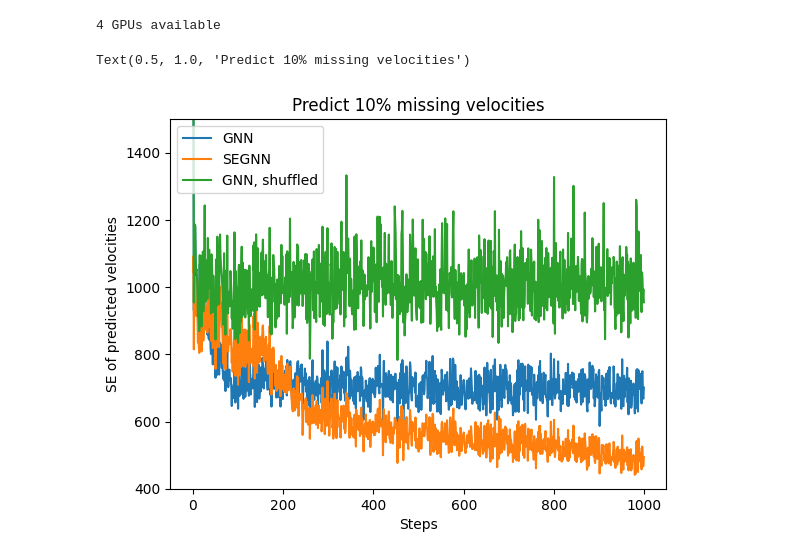
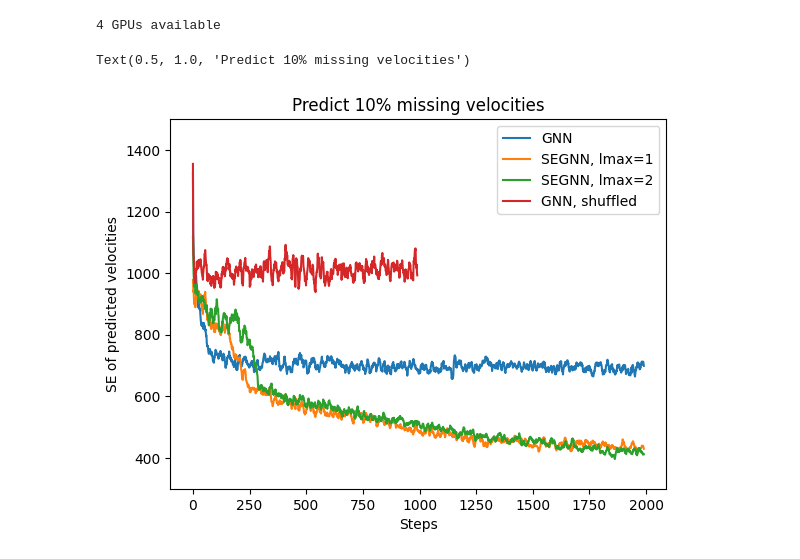
Before and after one commit to smsharma/eqnn-jax, a Jupyter notebook: benchmarks/galaxies/node_prediction.ipynb, the cells around one changed output. Saved outputs shown, nothing was run; the diff lists cells and outputs as text; code cells hidden in the pictures.

Commit message:
More experiments with node (vel) prediction task

```diff
--- a/benchmarks/galaxies/node_prediction.ipynb
+++ b/benchmarks/galaxies/node_prediction.ipynb
@@ -76,11 +76,11 @@ class GraphWrapper(nn.Module):
             n_edge=x.n_edge,
             globals=x.globals,
             edges=None,
-            lmax_attributes=1,
+            lmax_attributes=2,
             apply_pbc=None
         )
 
-        return jax.vmap(SEGNN(task="node", output_irreps="1x1o", num_blocks=2))(st_graph)
+        return jax.vmap(SEGNN(task="node", output_irreps="1x1o", num_blocks=2, l_max_hidden=2))(st_graph)
 # %%
 graph = build_graph(
     halos=x_train[:2, :, :],
@@ -140,13 +140,13 @@ def train_step(state, halo_batch_masked, halo_batch, mask):
 
     return new_state, metrics
 # %%
-n_steps = 1000
+n_steps = 2000
 n_batch = 32
 n_train = 1800
 
-key = jax.random.PRNGKey(0)
+# key = jax.random.PRNGKey(0)
 
-train_loss_segnn = []
+train_loss_segnn_l2 = []
 
 with trange(n_steps) as steps:
     for step in steps:
@@ -177,22 +177,30 @@ with trange(n_steps) as steps:
         pstate, metrics = train_step(pstate, x_batch_masked, x_batch, mask)
 
         loss = unreplicate(metrics["loss"])
-        train_loss_segnn.append(loss)
+        train_loss_segnn_l2.append(loss)
 
         steps.set_postfix(loss=loss)
 # %%
 import matplotlib.pyplot as plt
 
-plt.plot(train_loss_gnn, label="GNN")
-plt.plot(train_loss_segnn, label="SEGNN")
-plt.plot(train_loss_gnn_shuffled, label="GNN, shuffled")
+# plt.plot(train_loss_gnn, label="GNN")
+# plt.plot(train_loss_segnn, label="SEGNN, lmax=1")
+# plt.plot(train_loss_segnn_l2, label="SEGNN, lmax=2")
+# plt.plot(train_loss_gnn_shuffled, label="GNN, shuffled")
+
+# Smoothed versions
+ds = 10
+plt.plot(np.convolve(train_loss_gnn, np.ones(ds)/ds, mode='valid'), label="GNN")
+plt.plot(np.convolve(train_loss_segnn, np.ones(ds)/ds, mode='valid'), label="SEGNN, lmax=1")
+plt.plot(np.convolve(train_loss_segnn_l2, np.ones(ds)/ds, mode='valid'), label="SEGNN, lmax=2")
+plt.plot(np.convolve(train_loss_gnn_shuffled, np.ones(ds)/ds, mode='valid'), label="GNN, shuffled")
 
 plt.legend()
-plt.ylim(400, 1500)
+plt.ylim(300, 1500)
 plt.xlabel("Steps")
 plt.ylabel("SE of predicted velocities")
 
 plt.title("Predict 10% missing velocities")
 # %% [output]
 Text(0.5, 1.0, 'Predict 10% missing velocities')
-[figure, old version]
+[figure, new version]
```
Also changed, not shown: parts of 1 cell of this notebook.
